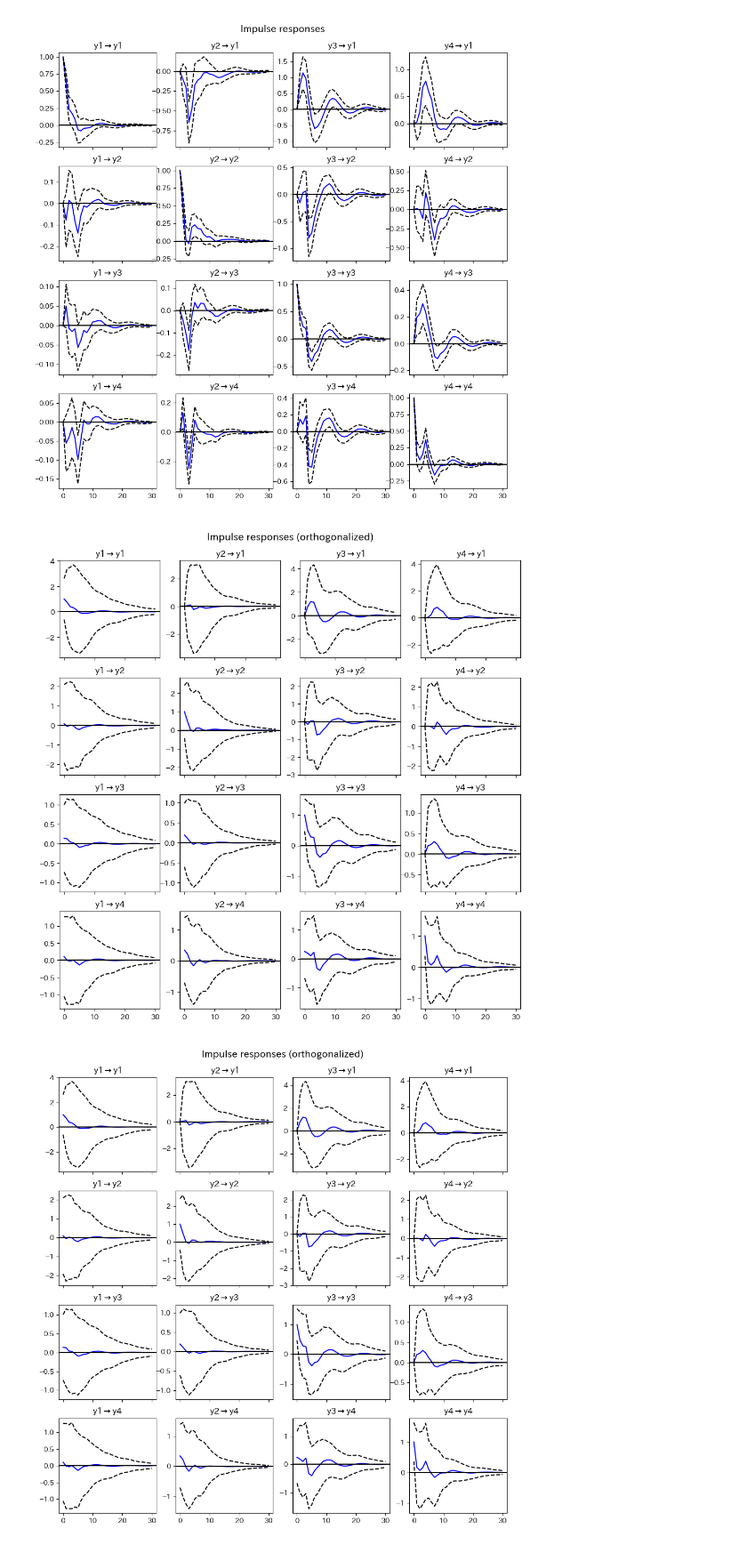
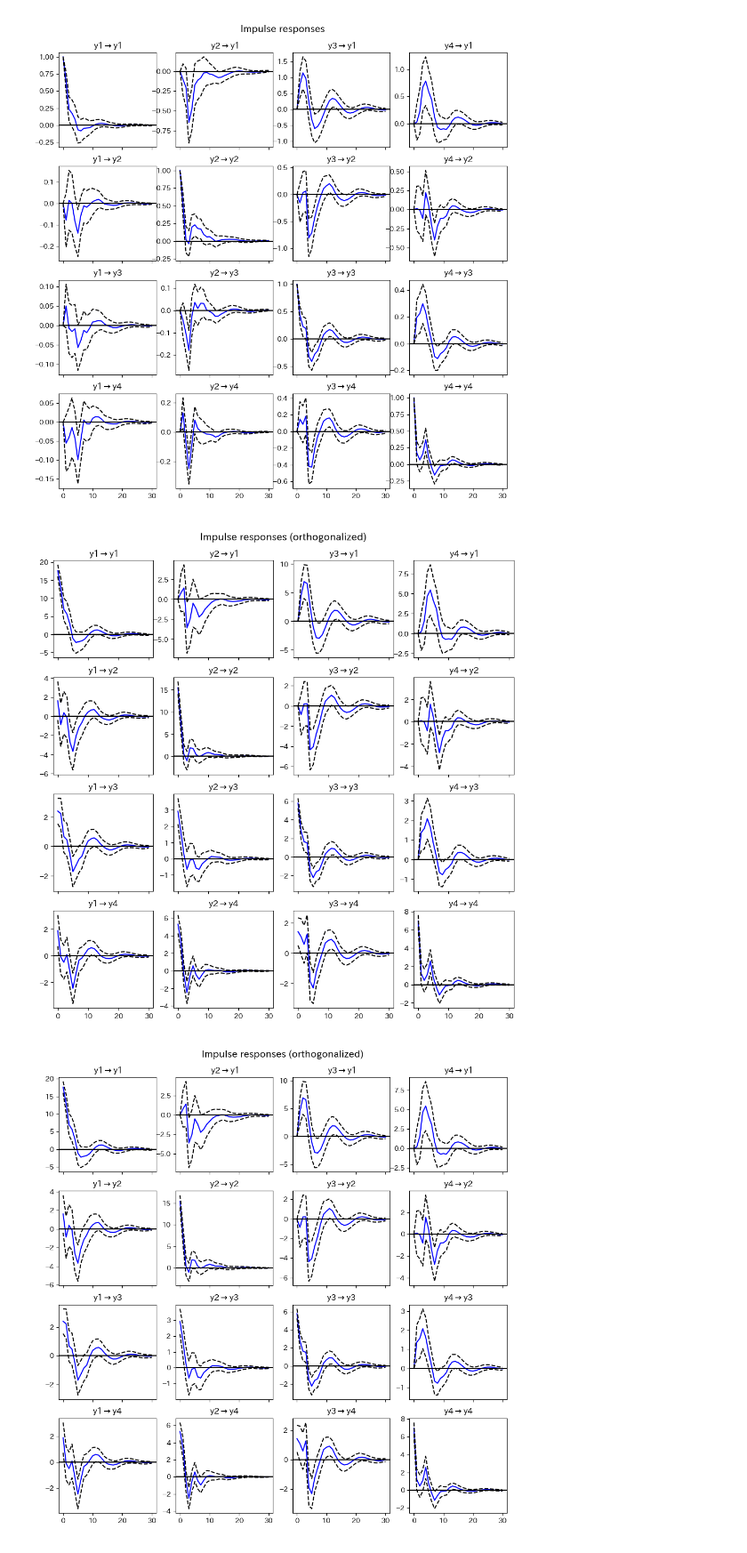
Before and after one commit to leggings8942/time_series_model, a Jupyter notebook: VAR_example.ipynb, the cells around one changed output. Shown at 89% size. Drawn from its saved outputs; the diff is of its cells as text; code cells hidden in the pictures.

```diff
--- a/VAR_example.ipynb
+++ b/VAR_example.ipynb
@@ -376,15 +375,15 @@ IRF.plot(orth=False)
 # %%
 IRF = var_fit.irf(30)
 #for idx in range(0, 31):
 #    for idx2 in range(0, 4):
 #        IRF.orth_irfs[idx, :, idx2] = IRF.orth_irfs[idx, :, idx2] / var_fit.stderr_endog_lagged[4*(var_fit.k_ar - 1):][idx2, idx2]
 
-for idx in range(0, 4):
-    IRF.orth_irfs[:, :, idx] = IRF.orth_irfs[:, :, idx] / IRF.orth_irfs[0, idx, idx]
+#for idx in range(0, 4):
+#    IRF.orth_irfs[:, :, idx] = IRF.orth_irfs[:, :, idx] / IRF.orth_irfs[0, idx, idx]
 IRF.plot(orth=True)
 # %% [output]
-[figure, old version]
+[figure, new version]
-[figure, old version]
+[figure, new version]
 # %%
 FEVD = var_fit.fevd(30)
 print(FEVD.summary())
```
Also changed, not shown: parts of 8 cells of this notebook, 4 other files.
